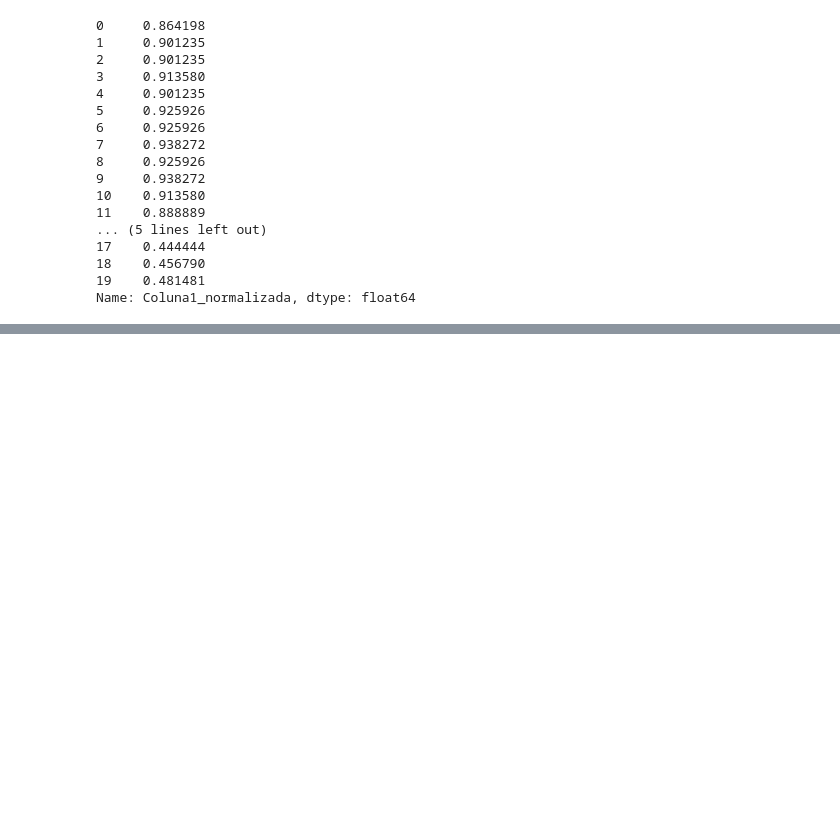
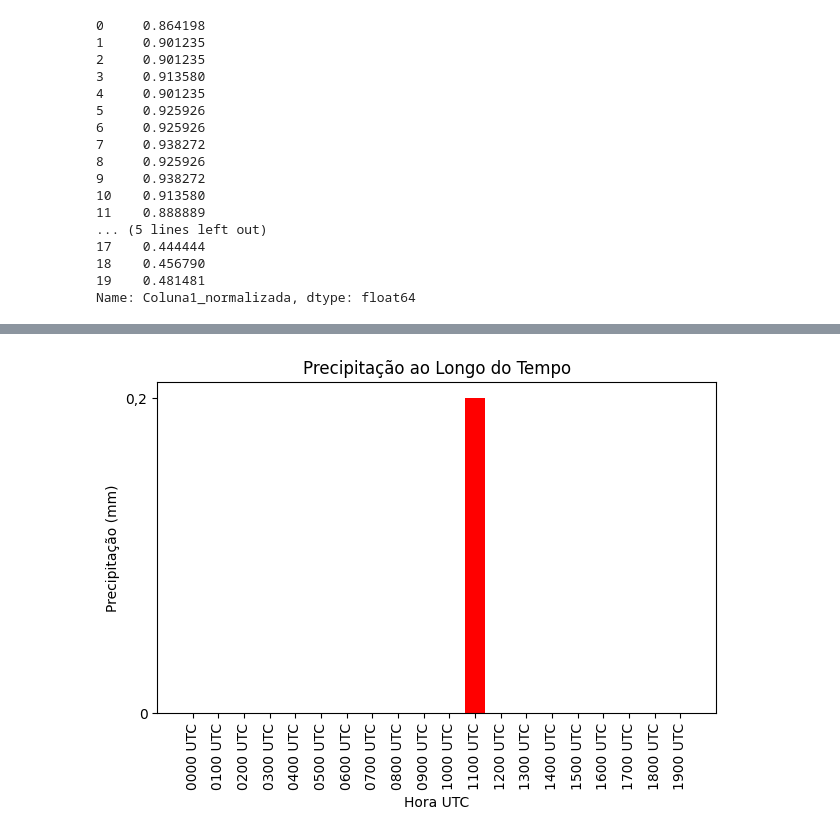
Before and after one commit to reprograma/on35-python-s11-pandas-numpy-I, a Jupyter notebook: exercicios/para-sala/exercicio.ipynb, the cells around one changed output, grey strips where cells are left out. Cells and saved outputs as stored; diff of their text form; code cells hidden in the pictures; blank space fills up the shorter version.

```diff
--- a/exercicios/para-sala/exercicio.ipynb
+++ b/exercicios/para-sala/exercicio.ipynb
@@ -244,0 +282,10 @@ Name: Coluna1_normalizada, dtype: float64
+# %%
+plt.bar(df_20['Hora UTC'], df_20['PRECIPITAÇÃO TOTAL, HORÁRIO (mm)'], color='r')
+plt.xlabel('Hora UTC')
+plt.ylabel('Precipitação (mm)')
+plt.title('Precipitação ao Longo do Tempo')
+plt.xticks(rotation=90)
+plt.tight_layout()
+plt.show()
+# %% [output]
+[figure, added]
```
Also changed, not shown: parts of 5 cells of this notebook, 5 other files.
